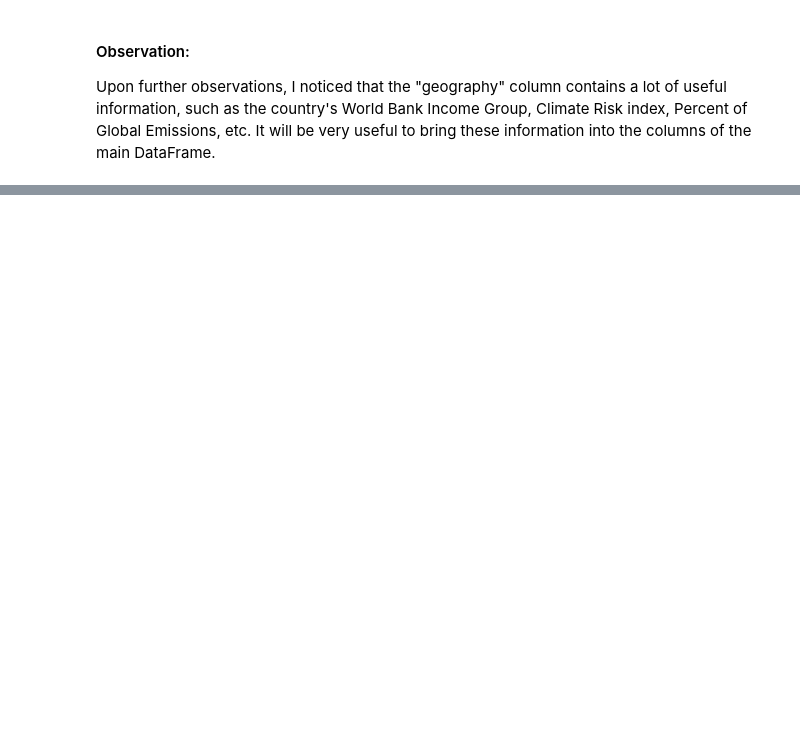
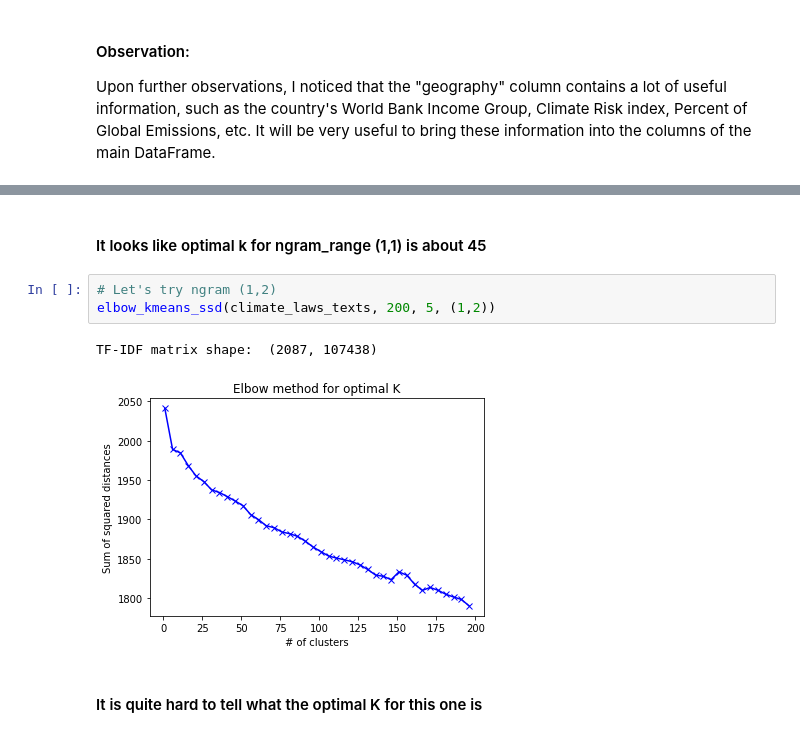
Before and after one commit to viethungha0610/climate-laws-data, a Jupyter notebook: draft_nlp_notebook.ipynb, the cells around one changed output, grey strips where cells are left out. Drawn from its saved outputs; the diff is of its cells as text; blank space fills up the shorter version.

```diff
--- a/draft_nlp_notebook.ipynb
+++ b/draft_nlp_notebook.ipynb
@@ -176,0 +528,10 @@ climate_laws_df.to_excel(f"./climate_laws_data/{timestamp}_climate_laws_data_exp
+# %% [markdown]
+#### It looks like optimal k for ngram_range (1,1) is about 45
+# %%
+# Let's try ngram (1,2)
+elbow_kmeans_ssd(climate_laws_texts, 200, 5, (1,2))
+# %% [output]
+TF-IDF matrix shape:  (2087, 107438)
+[figure, added]
+# %% [markdown]
+#### It is quite hard to tell what the optimal K for this one is
```
Also changed, not shown: parts of 76 cells of this notebook, 19 other files.
